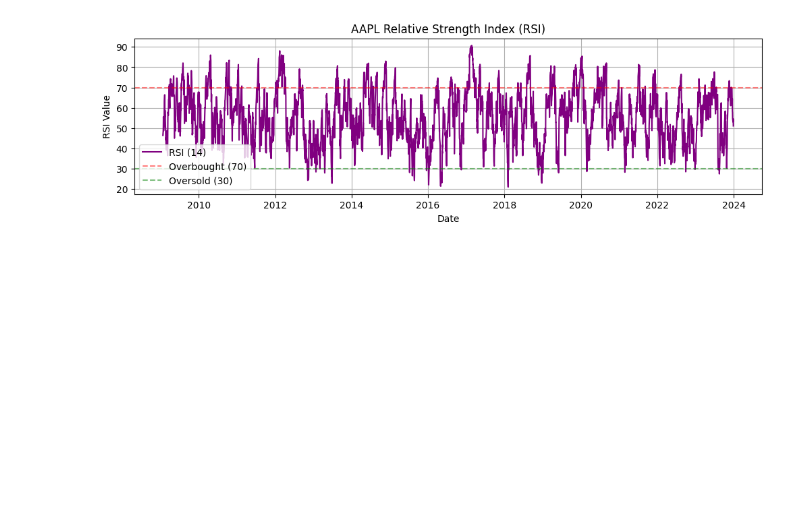
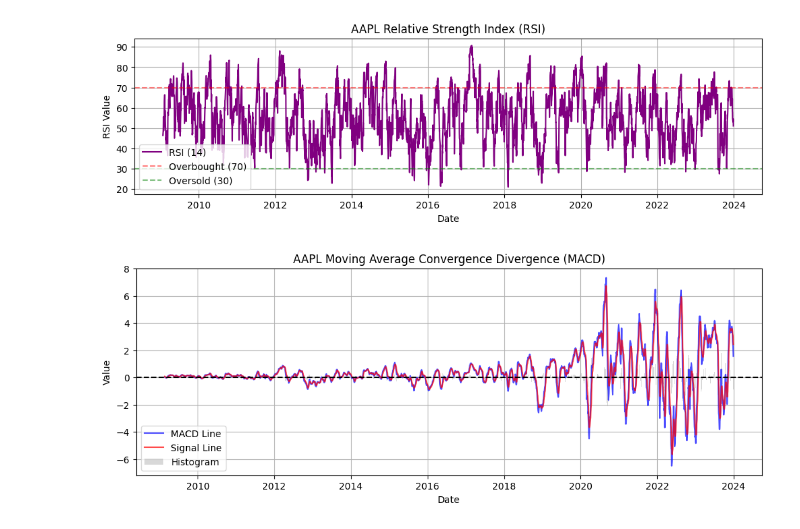
Before and after one commit to rahel-yab/Predicting-Price-Moves-with-News-Sentiment, a Jupyter notebook: notebooks/01_initial_eda.ipynb, the cells around one changed output. Drawn from its saved outputs; the diff is of its cells as text; code cells hidden in the pictures; blank space fills up the shorter version.

Commit message:
implemented MACD visualization

```diff
--- a/notebooks/01_initial_eda.ipynb
+++ b/notebooks/01_initial_eda.ipynb
@@ -350,3 +360,23 @@ Date
 2023-12-29  190.728775     -0.005424  51.121347  -0.865101
 [figure]
 [figure]
+# %%
+# --- VISUALIZATION: MACD ---
+
+# MACD is best viewed as a histogram showing momentum
+plt.figure(figsize=(12, 4))
+# Plot the MACD Line
+plt.plot(stock_df.index, stock_df['MACD'], label='MACD Line', color='blue', alpha=0.7)
+# Plot the Signal Line
+plt.plot(stock_df.index, stock_df['MACD_Signal'], label='Signal Line', color='red', alpha=0.7)
+# Plot the Histogram (the difference)
+plt.bar(stock_df.index, stock_df['MACD_Hist'], label='Histogram', color='gray', alpha=0.3)
+plt.axhline(0, color='black', linestyle='--')
+plt.title(f'{TICKER} Moving Average Convergence Divergence (MACD)')
+plt.xlabel('Date')
+plt.ylabel('Value')
+plt.legend()
+plt.grid(True)
+plt.show()
+# %% [output]
+[figure, added]
```
Also changed, not shown: parts of 2 cells of this notebook.
